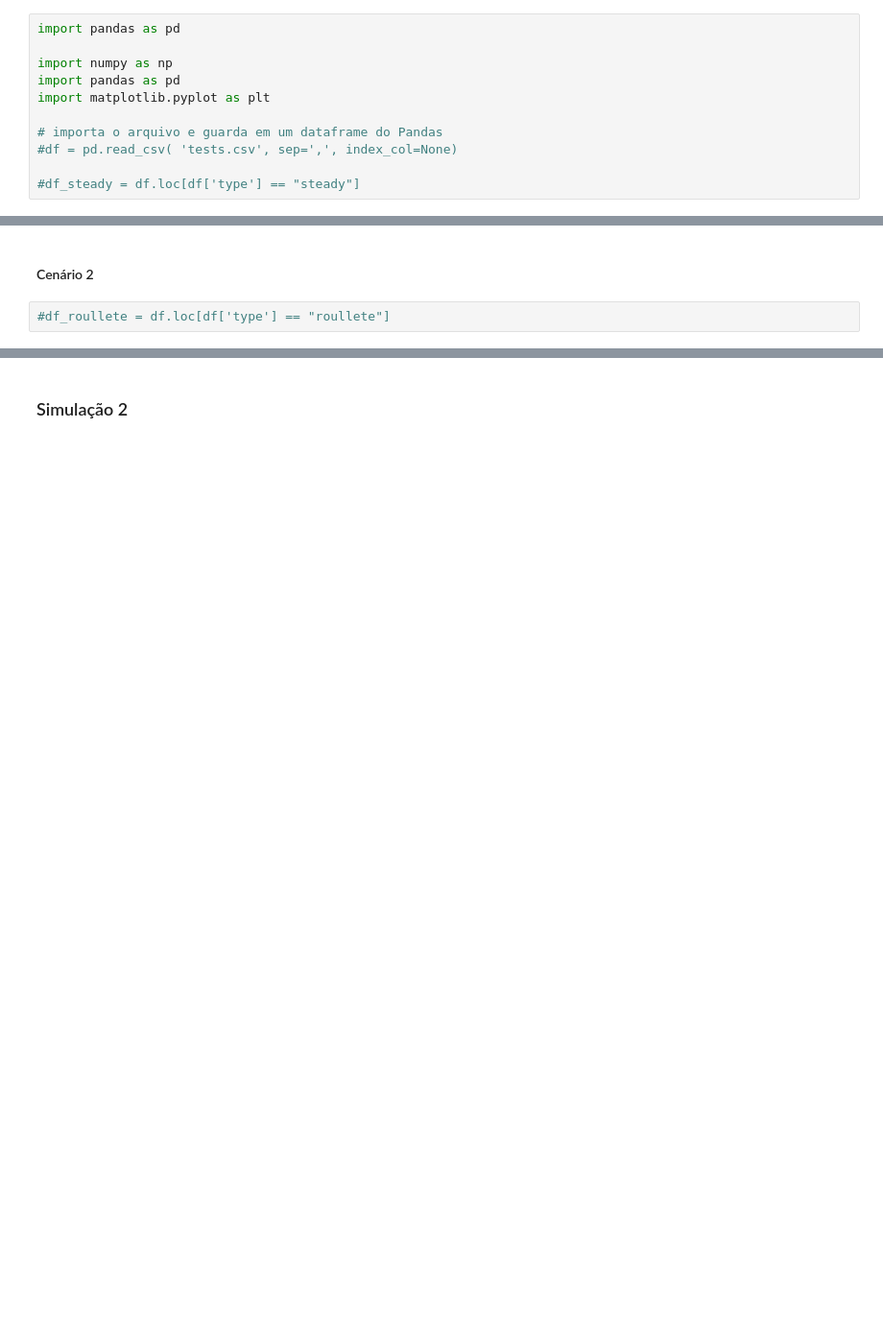
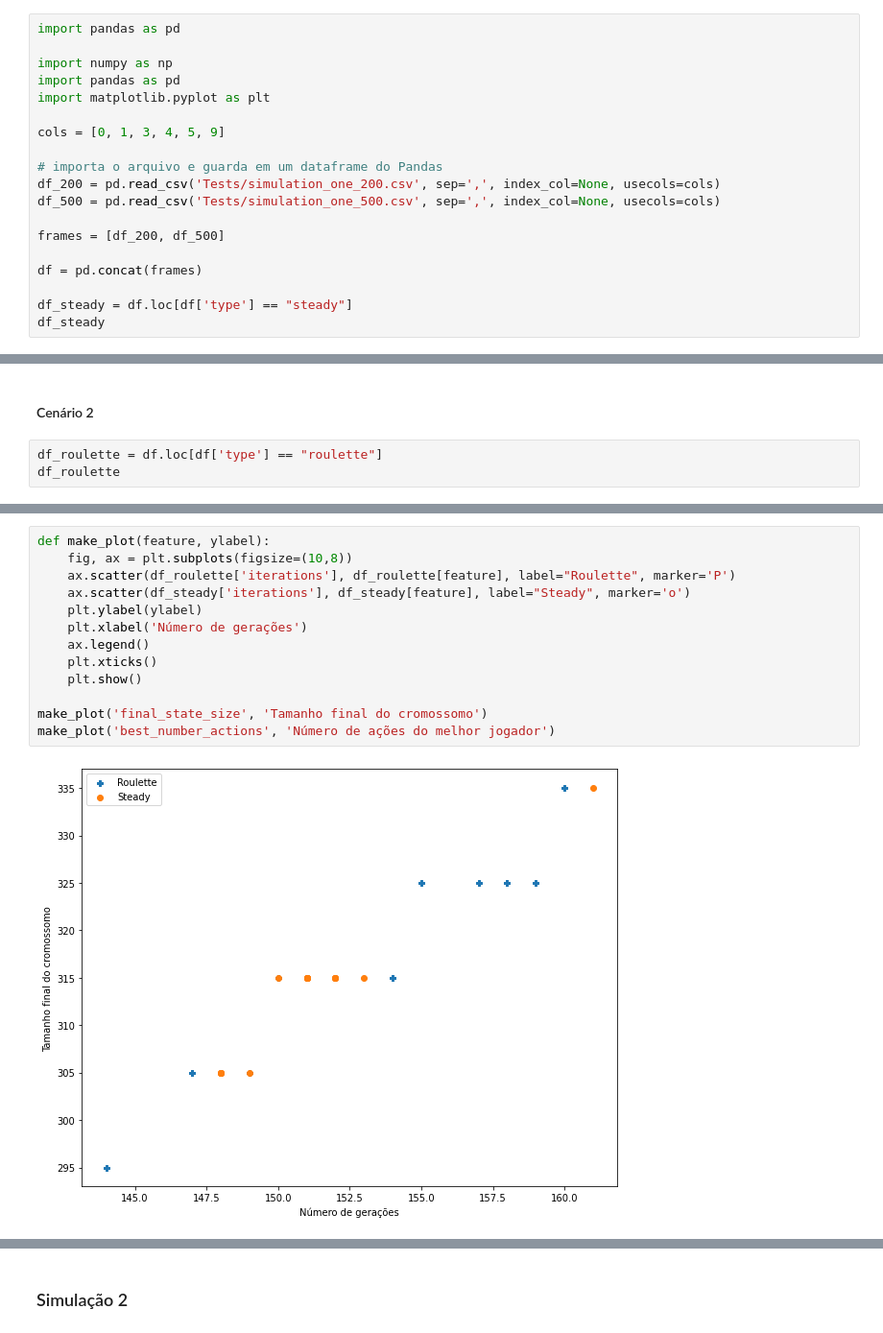
Before and after one commit to carolineap/hardest-pygame-ever, a Jupyter notebook: whg.ipynb, the cells around one changed output, grey strips where cells are left out. Shown: that part at 96% size. Drawn from its saved outputs; the diff is of its cells as text; blank space fills up the shorter version.

```diff
--- a/whg.ipynb
+++ b/whg.ipynb
@@ -88,7 +90,15 @@ import numpy as np
 import pandas as pd
 import matplotlib.pyplot as plt
 
+cols = [0, 1, 3, 4, 5, 9]
+
 # importa o arquivo e guarda em um dataframe do Pandas
-#df = pd.read_csv( 'tests.csv', sep=',', index_col=None)
+df_200 = pd.read_csv('Tests/simulation_one_200.csv', sep=',', index_col=None, usecols=cols)
+df_500 = pd.read_csv('Tests/simulation_one_500.csv', sep=',', index_col=None, usecols=cols)
 
-#df_steady = df.loc[df['type'] == "steady"]
+frames = [df_200, df_500]
+
+df = pd.concat(frames)
+
+df_steady = df.loc[df['type'] == "steady"]
+df_steady
@@ -95,4 +123,5 @@ import matplotlib.pyplot as plt
 # %% [markdown]
 #### Cenário 2
 # %%
-#df_roullete = df.loc[df['type'] == "roullete"]
+df_roulette = df.loc[df['type'] == "roulette"]
+df_roulette
@@ -98,0 +164,15 @@ import matplotlib.pyplot as plt
+# %%
+def make_plot(feature, ylabel):
+    fig, ax = plt.subplots(figsize=(10,8))
+    ax.scatter(df_roulette['iterations'], df_roulette[feature], label="Roulette", marker='P')
+    ax.scatter(df_steady['iterations'], df_steady[feature], label="Steady", marker='o')
+    plt.ylabel(ylabel)
+    plt.xlabel('Número de gerações')
+    ax.legend()
+    plt.xticks()
+    plt.show()
+
+make_plot('final_state_size', 'Tamanho final do cromossomo')
+make_plot('best_number_actions', 'Número de ações do melhor jogador')
+# %% [output]
+[figure, added]
```
Also changed, not shown: parts of 12 cells of this notebook, 2 other files.
